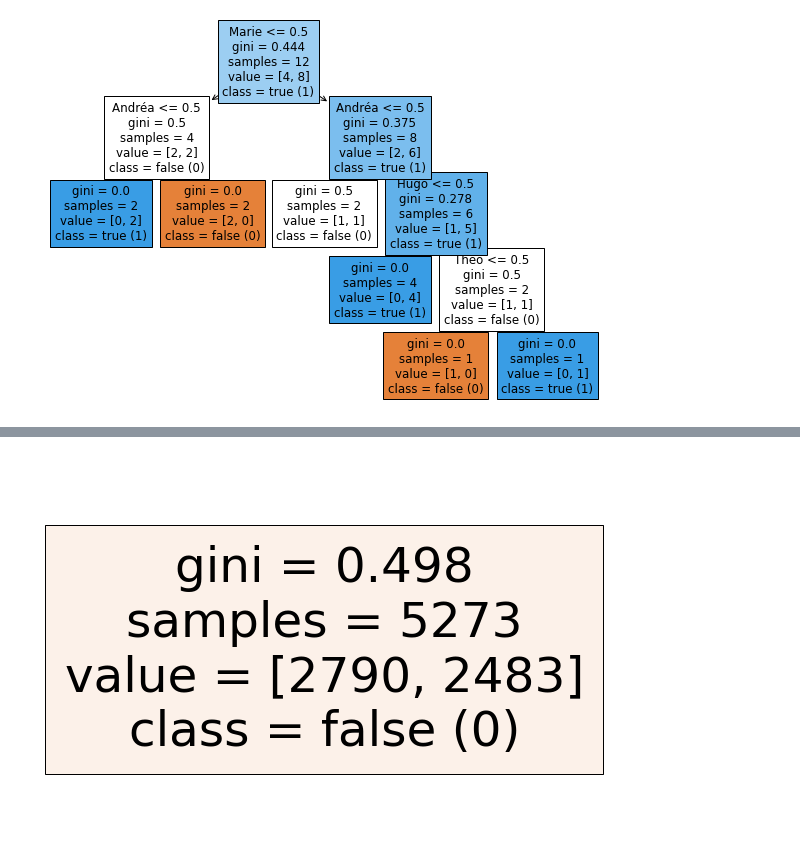
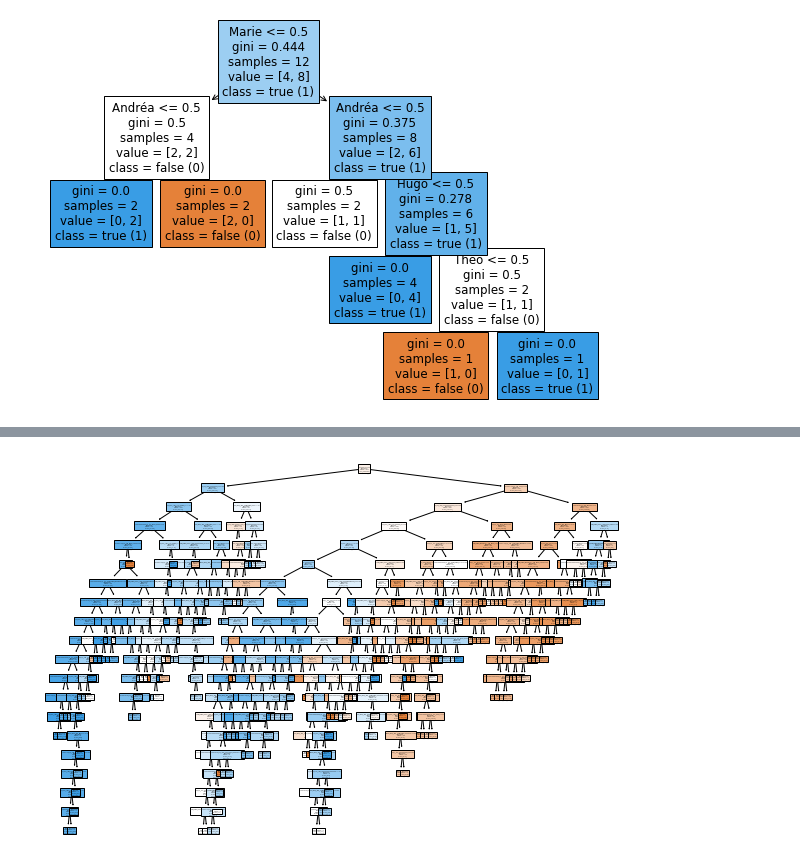
Before and after one commit to theob34/Machine-Learning, a Jupyter notebook: TP1.ipynb, the cells around one changed output, grey strips where cells are left out. Drawn from its saved outputs; the diff is of its cells as text; code cells hidden in the pictures.

```diff
--- a/TP1.ipynb
+++ b/TP1.ipynb
@@ -108,12 +114,12 @@ _ = tree.plot_tree(clf,
 # %%
-clf = tree.DecisionTreeClassifier(splitter="best", max_depth=0.5,min_samples_split=2)
+clf = tree.DecisionTreeClassifier(splitter="best", max_depth=None,min_samples_split=2)
 clf = clf.fit(train_examples, train_labels)
 
 fig = plt.figure(figsize=(10,7))
 _ = tree.plot_tree(clf,
                    feature_names= features,
                    class_names= ("false (0)", "true (1)" ),
                    filled=True)
 # %% [output]
-[figure, old version]
+[figure, new version]
 # %%
```
Also changed, not shown: parts of 20 cells of this notebook, 3 other files.
